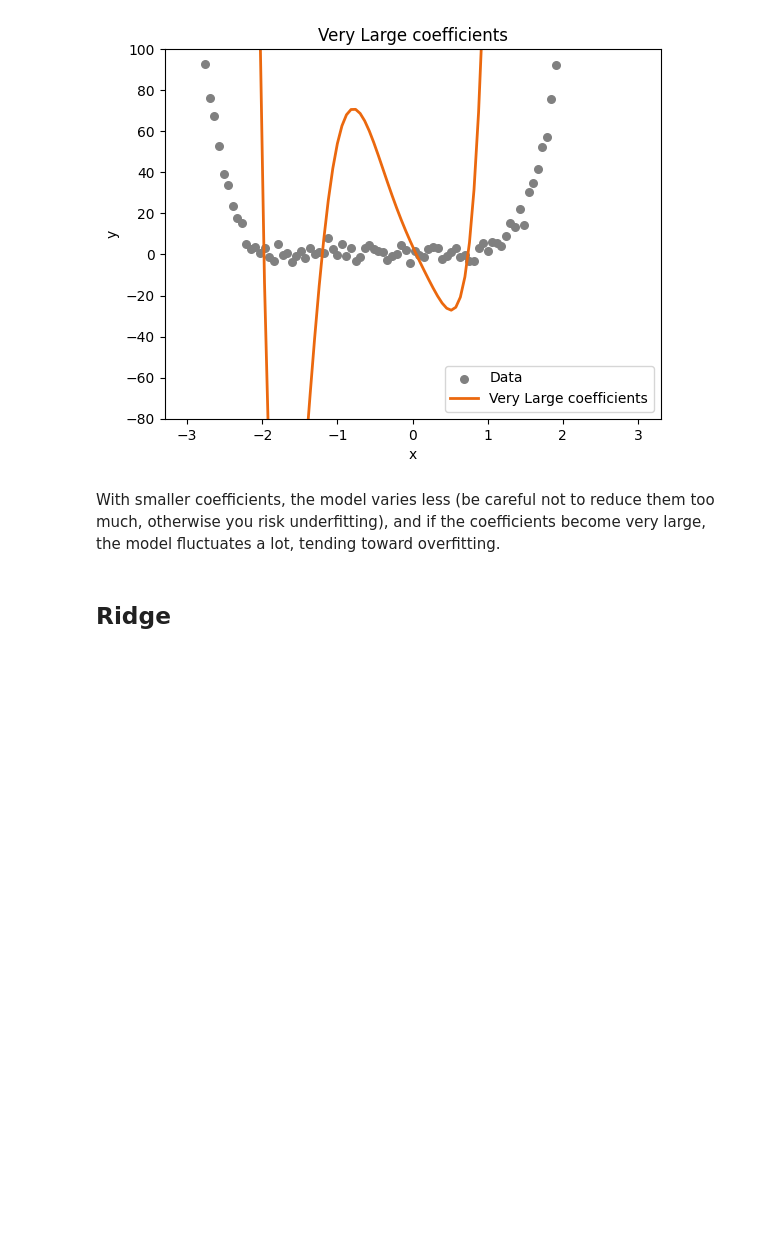
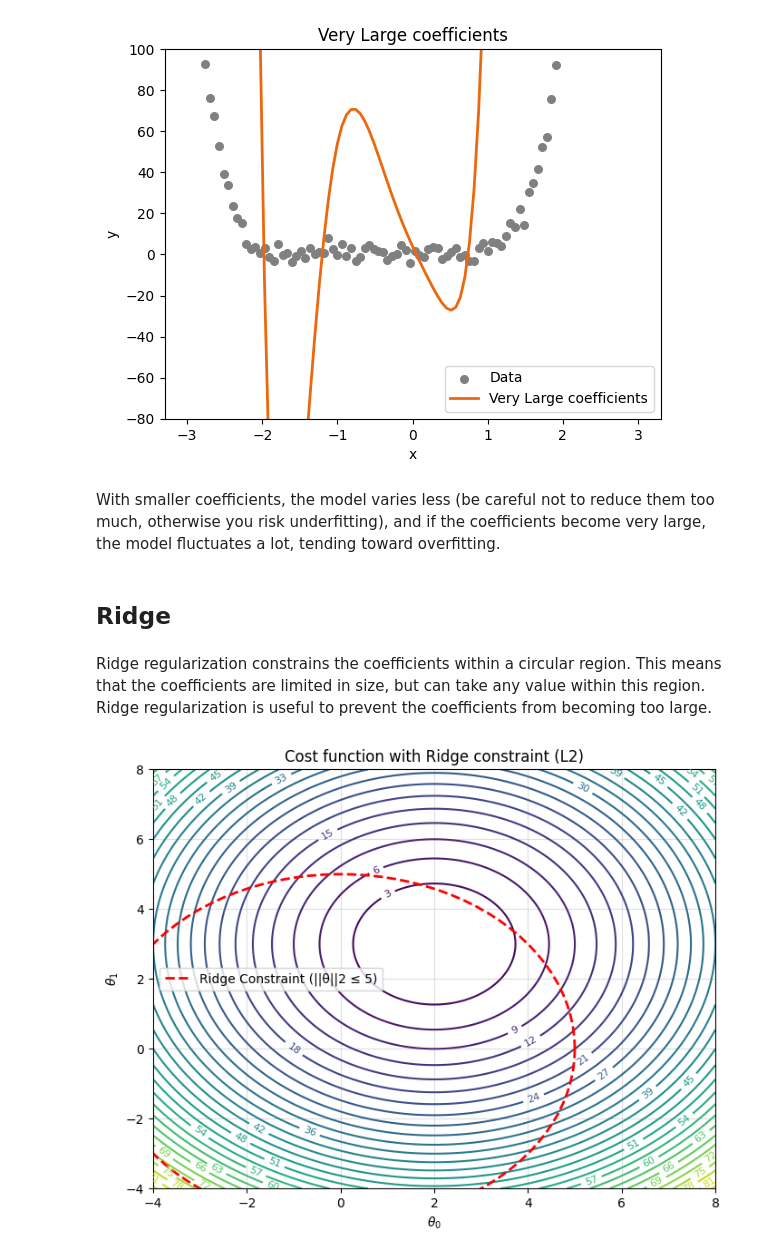
Before and after one commit to cruchau/machine_learning, a Jupyter notebook: linear_model/regression/12_regularization_and_model_penalization.ipynb, the cells around one changed output. Drawn from its saved outputs; the diff is of its cells as text; code cells hidden in the pictures; blank space fills up the shorter version.

Commit message:
update regularization notebook

```diff
--- a/linear_model/regression/12_regularization_and_model_penalization.ipynb
+++ b/linear_model/regression/12_regularization_and_model_penalization.ipynb
@@ -154,3 +154,36 @@ for i, (name, model, color) in enumerate([
 With smaller coefficients, the model varies less (be careful not to reduce them too much, otherwise you risk underfitting), and if the coefficients become very large, the model fluctuates a lot, tending toward overfitting.
 # %% [markdown]
 ## Ridge
+# %% [markdown]
+Ridge regularization constrains the coefficients within a circular region. This means that the coefficients are limited in size, but can take any value within this region. Ridge regularization is useful to prevent the coefficients from becoming too large.
+# %%
+# Parameters range
+theta0 = np.linspace(-4, 8, 400)
+theta1 = np.linspace(-4, 8, 400)
+T0, T1 = np.meshgrid(theta0, theta1)
+
+# Cost function: (theta0 - 2)^2 + (theta1 - 3)^2
+cost = (T0 - 2)**2 + (T1 - 3)**2
+
+# Threshold for the constraint
+c = 5
+
+# Plotting the Ridge constraint (circle): ||theta||_2 <= c
+angles = np.linspace(0, 2 * np.pi, 100)
+circle_theta0 = c * np.cos(angles)
+circle_theta1 = c * np.sin(angles)
+
+plt.figure(figsize=(8, 6))
+contours = plt.contour(T0, T1, cost, levels=30, cmap='viridis')
+plt.clabel(contours, inline=True, fontsize=8)
+plt.plot(circle_theta0, circle_theta1, 'r--', linewidth=2, label=f'Ridge Constraint (||θ||2 ≤ {c})')
+plt.xlabel(r'$\theta_0$')
+plt.ylabel(r'$\theta_1$')
+plt.title('Cost function with Ridge constraint (L2)')
+plt.xlim(-4, 8)
+plt.ylim(-4, 8)
+plt.legend()
+plt.grid(alpha=0.4)
+plt.show()
+# %% [output]
+[figure, added]
```
Also changed, not shown: parts of 4 cells of this notebook.
